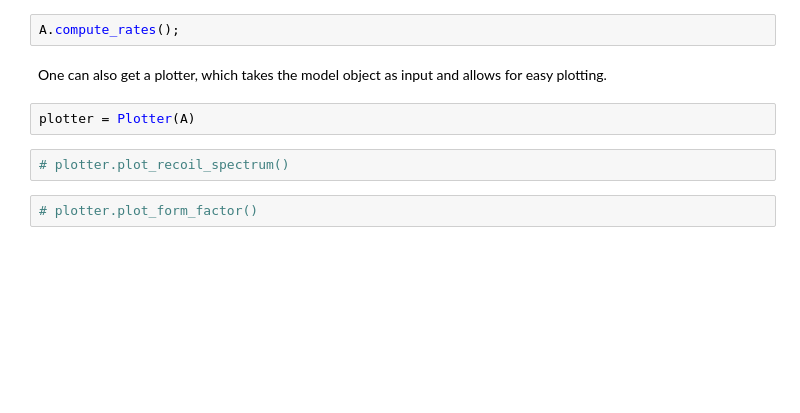
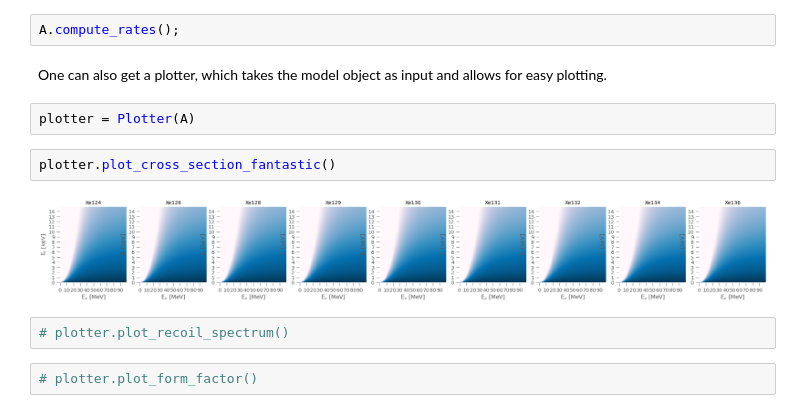
Before and after one commit to XENONnT/multimessenger, a Jupyter notebook: notebooks/SNAX-package_tutorial.ipynb, the cells around one changed output. Saved outputs shown, nothing was run; the diff lists cells and outputs as text; blank space fills up the shorter version.

```diff
--- a/notebooks/SNAX-package_tutorial.ipynb
+++ b/notebooks/SNAX-package_tutorial.ipynb
@@ -57,6 +33,10 @@ A.compute_rates();
 One can also get a plotter, which takes the model object as input and allows for easy plotting.
 # %%
 plotter = Plotter(A)
+# %%
+plotter.plot_cross_section_fantastic()
+# %% [output]
+[figure, added]
 # %%
 # plotter.plot_recoil_spectrum()
 # %%
```
Also changed, not shown: parts of 15 cells of this notebook, 2 other files.
